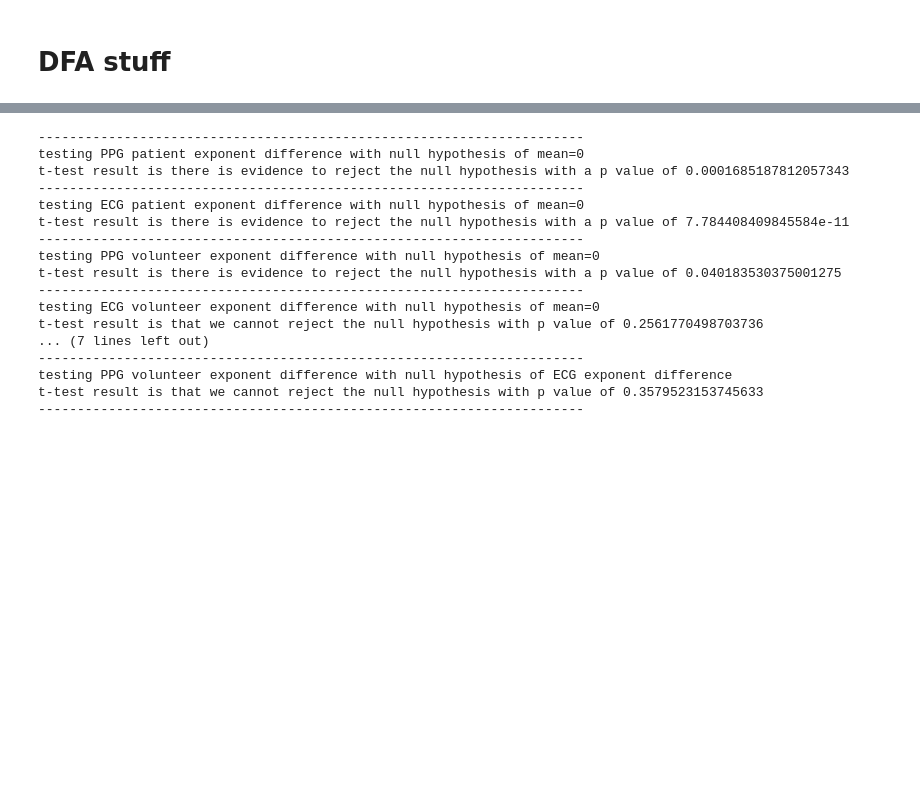
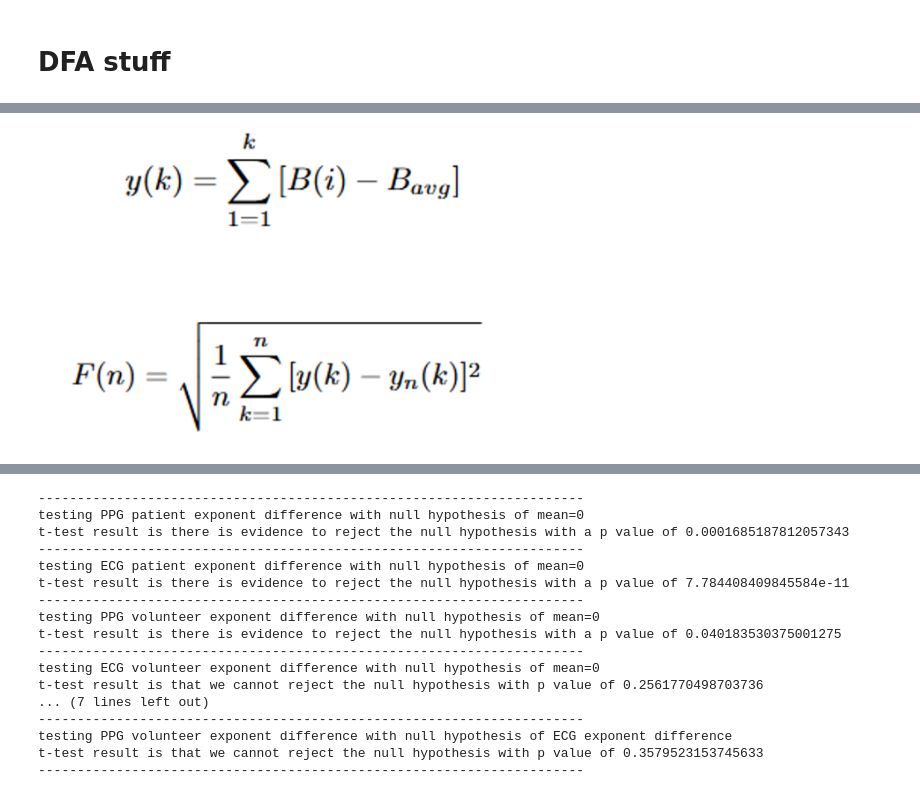
Before and after one commit to damianfrench/internship, a Jupyter notebook: Testing_metric_Calculations.ipynb, the cells around one changed output, grey strips where cells are left out. Drawn from its saved outputs; the diff is of its cells as text; code cells hidden in the pictures; blank space fills up the shorter version.

```diff
--- a/Testing_metric_Calculations.ipynb
+++ b/Testing_metric_Calculations.ipynb
@@ -189,0 +225,6 @@ df.plot(kind='hist',x=c[0],y=c[-1])
+# %%
+
+from IPython.display import Image
+Image(filename='Picture2.png',width=500)
+# %% [output]
+[figure, added]
```
Also changed, not shown: parts of 9 cells of this notebook, 1 other file.
